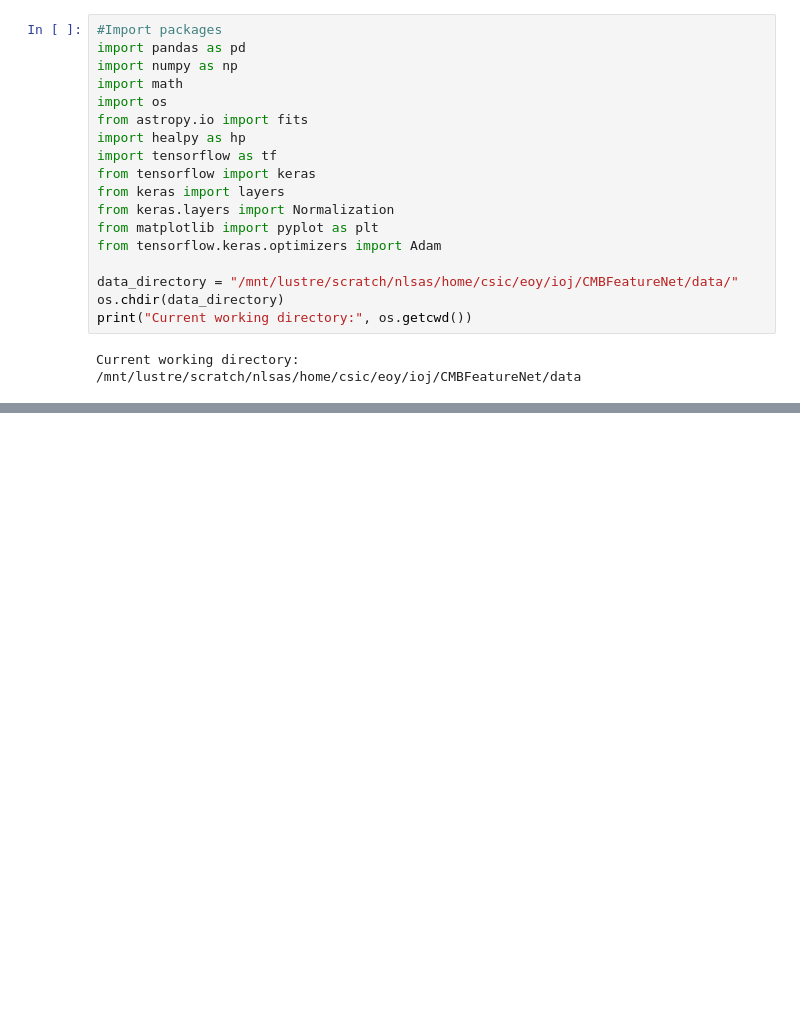
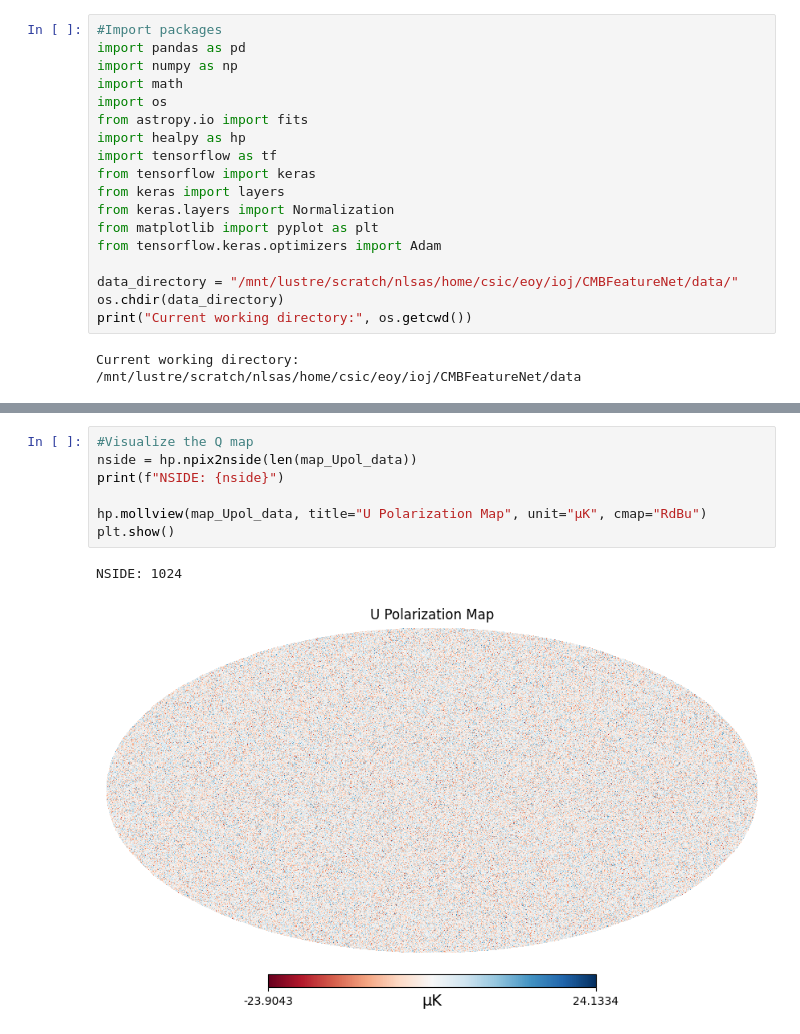
Before and after one commit to SkyExplain/SkySimulation, a Jupyter notebook: Notebooks/Loss_info_Cls-maps.ipynb, the cells around one changed output, grey strips where cells are left out. Saved outputs shown, nothing was run; the diff lists cells and outputs as text; blank space fills up the shorter version.

```diff
--- a/Notebooks/Loss_info_Cls-maps.ipynb
+++ b/Notebooks/Loss_info_Cls-maps.ipynb
@@ -75,0 +86,10 @@ FileNotFoundError: ./experimental_data/simulated_ang_power_spectra.csv not found
+# %%
+#Visualize the Q map
+nside = hp.npix2nside(len(map_Upol_data))
+print(f"NSIDE: {nside}")
+
+hp.mollview(map_Upol_data, title="U Polarization Map", unit="μK", cmap="RdBu")
+plt.show()
+# %% [output]
+NSIDE: 1024
+[figure, added]
```
Also changed, not shown: parts of 13 cells of this notebook.
